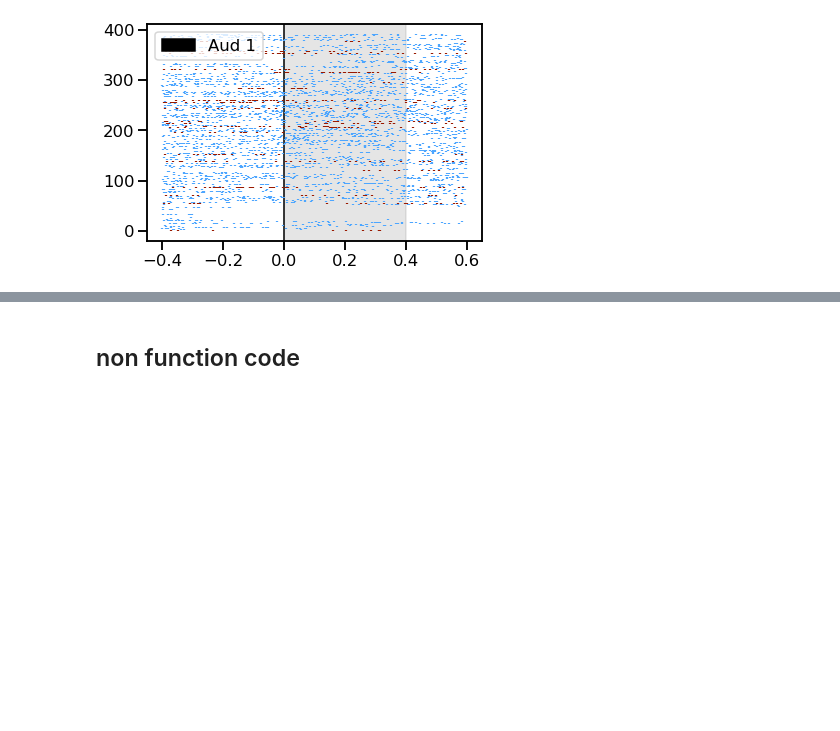
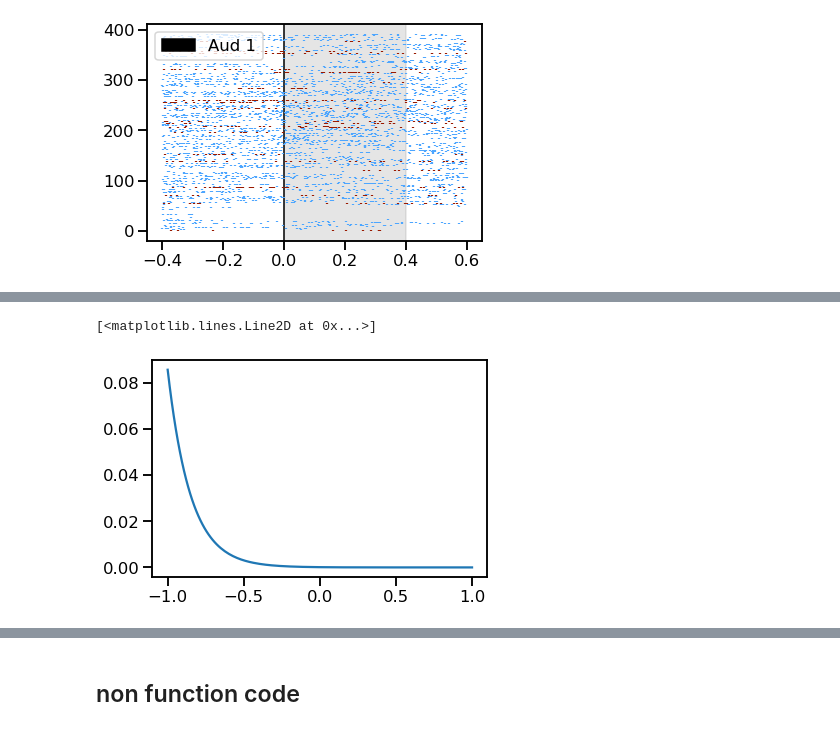
Before and after one commit to Brody-Lab/jbreda_PWM_mPFC_analysis, a Jupyter notebook: event_centering.ipynb, the cells around one changed output, grey strips where cells are left out. Cells and saved outputs as stored; diff of their text form; code cells hidden in the pictures; blank space fills up the shorter version.

```diff
--- a/event_centering.ipynb
+++ b/event_centering.ipynb
@@ -81,0 +165,8 @@ Stopped here--- TODO:
+# %%
+x = np.linspace(-1.0, 1.0, 150)
+kernal = exponential(x, sigma)
+kernal_normalized = kernal/np.sum(kernal)
+plt.plot(x, kernal_normalized)
+# %% [output]
+[<matplotlib.lines.Line2D at 0x...>]
+[figure, added]
```
Also changed, not shown: parts of 17 cells of this notebook, 1 other file.
